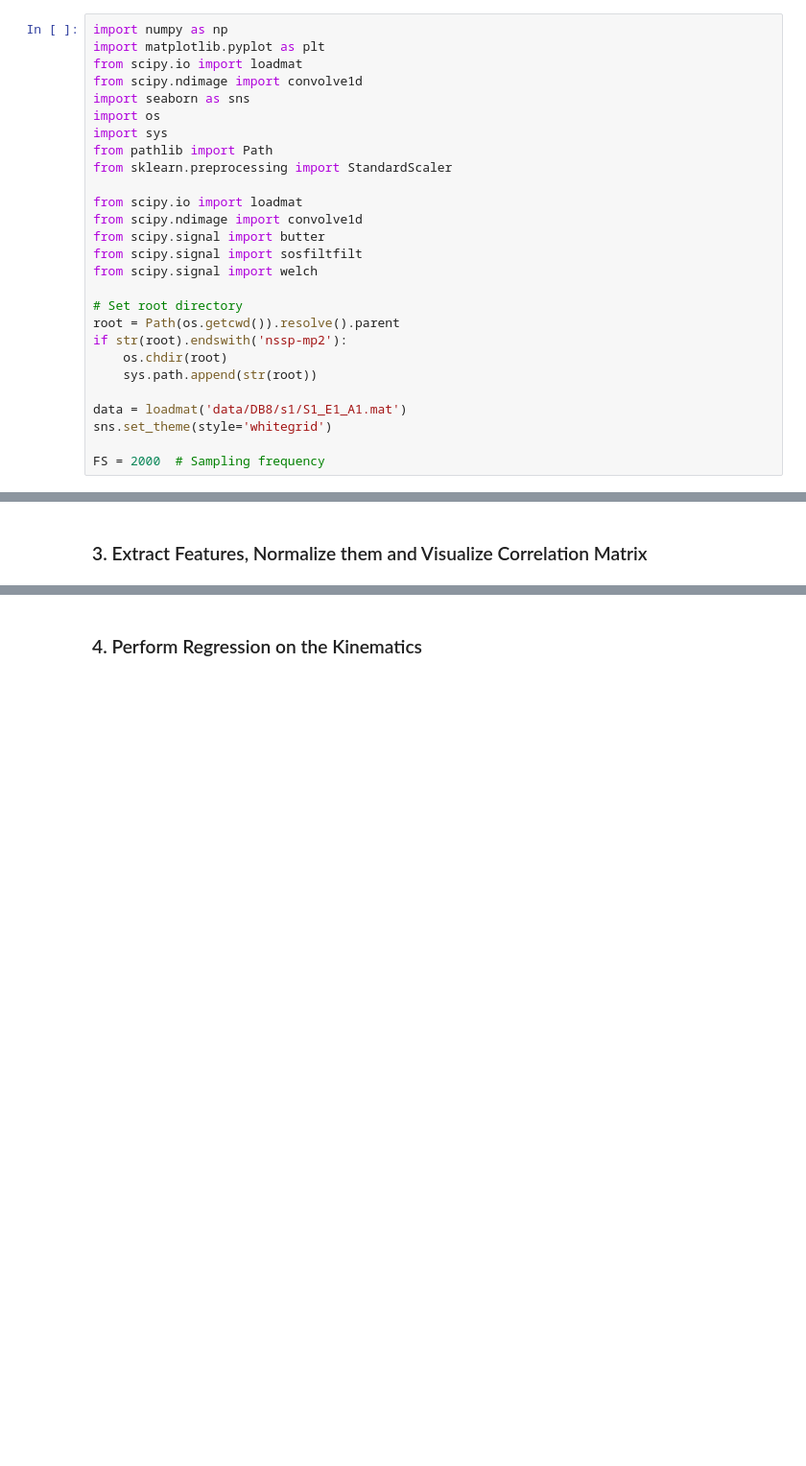
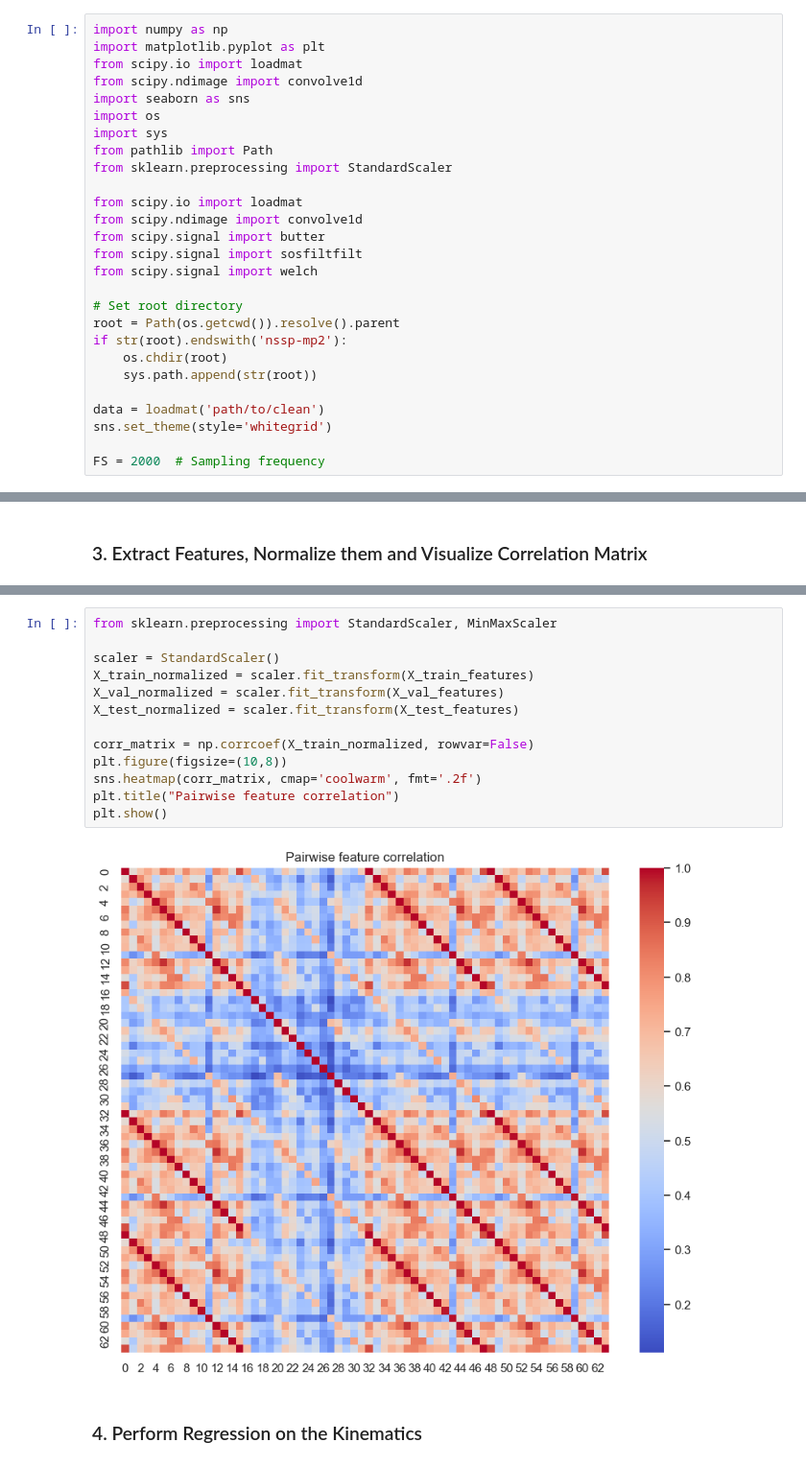
Before and after one commit to 22cav/nssp-mp2, a Jupyter notebook: part3/joint_angles.ipynb, the cells around one changed output, grey strips where cells are left out. Shown: that part at 96% size. Saved outputs shown, nothing was run; the diff lists cells and outputs as text; blank space fills up the shorter version.

```diff
--- a/part3/joint_angles.ipynb
+++ b/part3/joint_angles.ipynb
@@ -25,7 +25,7 @@ if str(root).endswith('nssp-mp2'):
     os.chdir(root)
     sys.path.append(str(root))
 
-data = loadmat('data/DB8/s1/S1_E1_A1.mat')
+data = loadmat('path/to/clean')
 sns.set_theme(style='whitegrid')
 
 FS = 2000  # Sampling frequency
@@ -216,2 +238,17 @@ X_test_features, labels_test = extract_features(emg_windows=X_test, label_window
+# %%
+from sklearn.preprocessing import StandardScaler, MinMaxScaler
+
+scaler = StandardScaler()
+X_train_normalized = scaler.fit_transform(X_train_features)
+X_val_normalized = scaler.fit_transform(X_val_features)
+X_test_normalized = scaler.fit_transform(X_test_features)
+
+corr_matrix = np.corrcoef(X_train_normalized, rowvar=False)
+plt.figure(figsize=(10,8))
+sns.heatmap(corr_matrix, cmap='coolwarm', fmt='.2f')
+plt.title("Pairwise feature correlation")
+plt.show()
+# %% [output]
+[figure, added]
 # %% [markdown]
 ### 4. Perform Regression on the Kinematics
```
Also changed, not shown: parts of 14 cells of this notebook, 1 other file.
